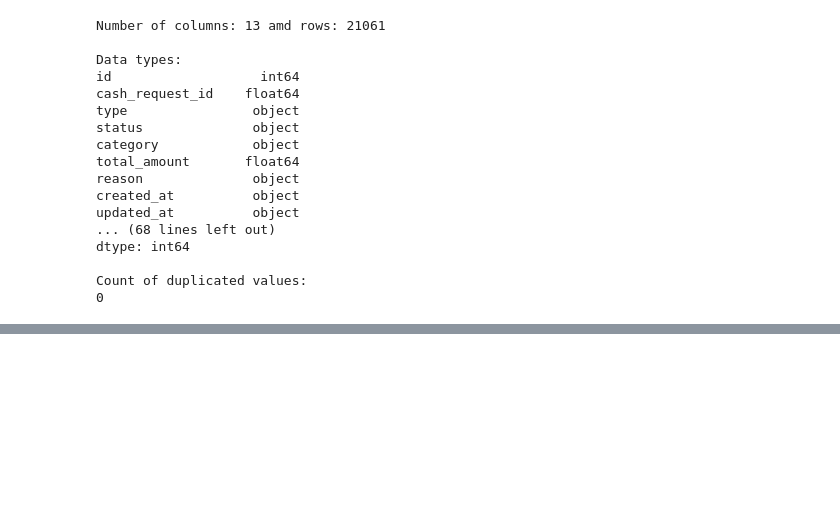
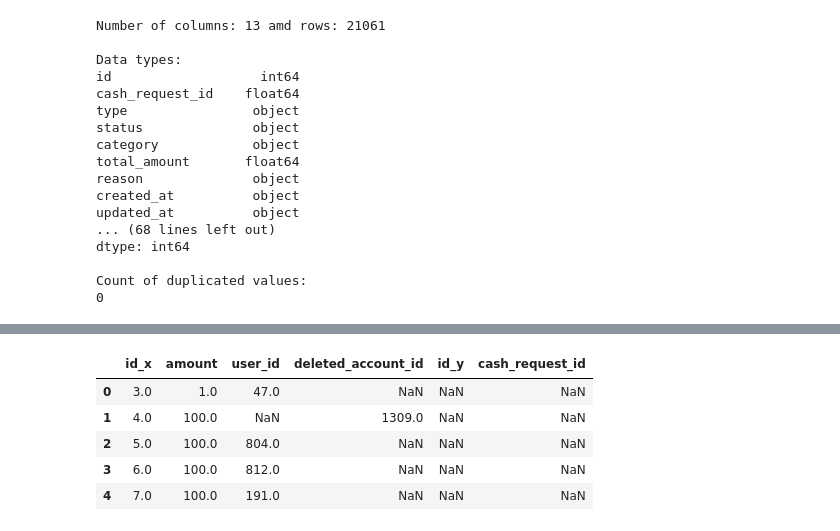
Before and after one commit to JayEm65/project-1-ironhack-payments-2-en, a Jupyter notebook: main.ipynb, the cells around one changed output, grey strips where cells are left out. Drawn from its saved outputs; the diff is of its cells as text; code cells hidden in the pictures; blank space fills up the shorter version.

```diff
--- a/main.ipynb
+++ b/main.ipynb
@@ -87,0 +131,3 @@ fees.head()
+# %%
+data_df = cl.remove_nan(data_df, "id_x")
+explo.check_null(data_df)
@@ -87,0 +152,13 @@ fees.head()
+# %%
+frames = cl.selecting_data_types(data_df)
+num = frames[1]
+cat = frames[0]
+# %%
+num.head()
+# %% [output]
+|  | id_x | amount | user_id | deleted_account_id | id_y | cash_request_id |
+| 0 | 3.0 | 1.0 | 47.0 | NaN | NaN | NaN |
+| 1 | 4.0 | 100.0 | NaN | 1309.0 | NaN | NaN |
+| 2 | 5.0 | 100.0 | 804.0 | NaN | NaN | NaN |
+| 3 | 6.0 | 100.0 | 812.0 | NaN | NaN | NaN |
+| 4 | 7.0 | 100.0 | 191.0 | NaN | NaN | NaN |
```
Also changed, not shown: parts of 12 cells of this notebook, 2 other files.
